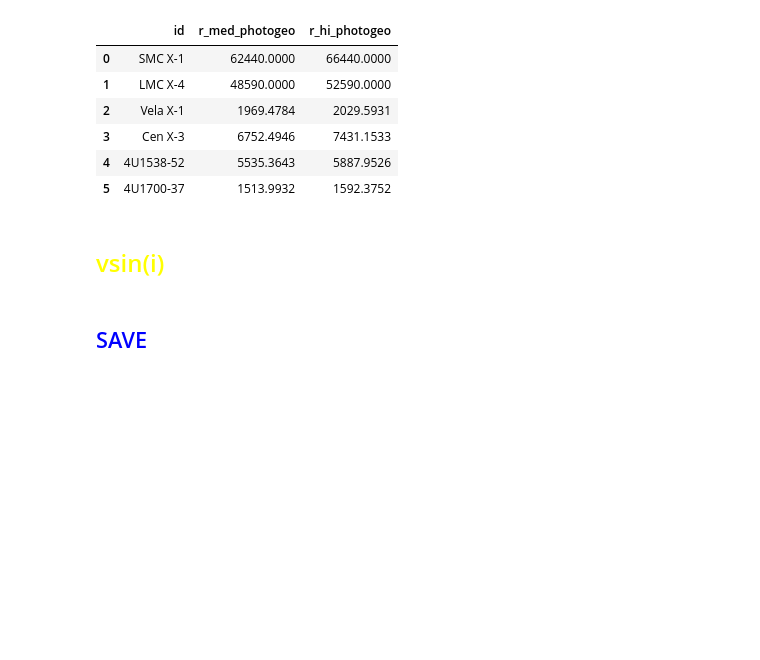
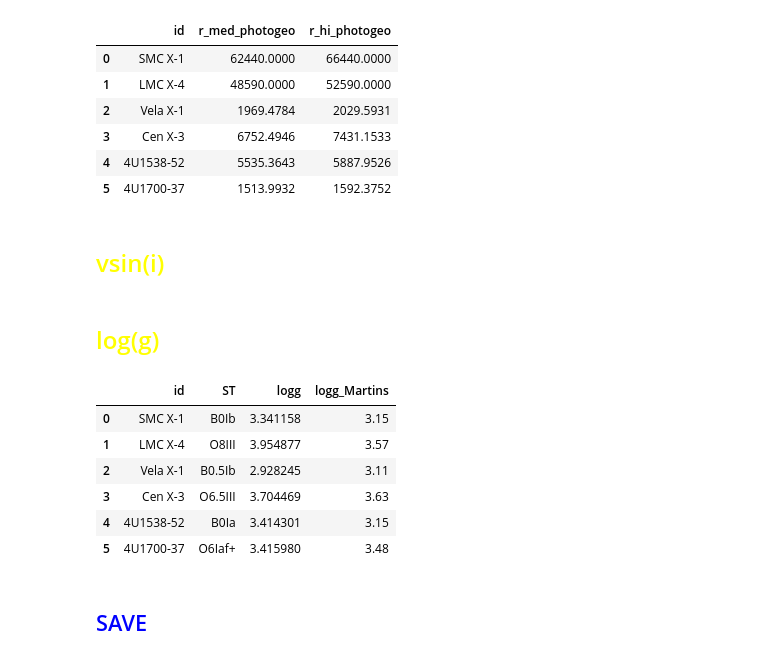
Before and after one commit to LvV210/MasterProject, a Jupyter notebook: HMXBparameters/luminosity.ipynb, the cells around one changed output. Cells and saved outputs as stored; diff of their text form; code cells hidden in the pictures; blank space fills up the shorter version.

Commit message:
Added log(g) calculated using g=GM/R2 to ALLPARAMETERSfinal.csv

```diff
--- a/HMXBparameters/luminosity.ipynb
+++ b/HMXBparameters/luminosity.ipynb
@@ -259,11 +303,18 @@ for index, row in df_BV.iterrows():
 
     # Calculate extinction
     if 'LMC' in id:
+        Rv, Rv_err = 3.40, 0
         Av, Av_err = extinction_and_error(3.40, 0, BVobs, BVobs_err, BV0, BV0_err)
     elif 'SMC' in id:
+        Rv, Rv_err = 2.53, 0
         Av, Av_err = extinction_and_error(2.53, 0, BVobs, BVobs_err, BV0, BV0_err)
     else:
+        Rv, Rv_err = 3.2, 0
         Av, Av_err = extinction_and_error(3.2, 0, BVobs, BVobs_err, BV0, BV0_err)
+    # Calculate E(B-V)
+    EBV = BVobs - BV0
+    EBV_err = np.sqrt(BVobs_err**2 + BV0_err**2)
+
 
     # Visual magnitude
     mv = row['V']
@@ -283,6 +334,19 @@ for index, row in df_BV.iterrows():
     df_L.loc[df_L["id"] == id, "LBV_final"] = L
     df_L.loc[df_L["id"] == id, "LBV_final_err_low"] = L_err_low
     df_L.loc[df_L["id"] == id, "LBV_final_err_high"] = L_err_high
+
+    # Save the other parameters
+    df_OtherParamBV['id'].append(id)
+    df_OtherParamBV['Av'].append(Av)
+    df_OtherParamBV['Av_err'].append(Av_err)
+    df_OtherParamBV['(B-V)'].append(BVobs)
+    df_OtherParamBV['(B-V)_err'].append(BVobs_err)
+    df_OtherParamBV['(B-V)0'].append(BV0)
+    df_OtherParamBV['BCv'].append(BCv)
+    df_OtherParamBV['E(B-V)'].append(EBV)
+    df_OtherParamBV['E(B-V)_err'].append(EBV_err)
+    df_OtherParamBV['Rv'].append(Rv)
+    df_OtherParamBV['Rv_err'].append(Rv_err)
 # %%
 df_L = df_L.dropna(subset=['L_true']).reset_index(drop=True)
 df_L = df_L.dropna(subset=['LBV_true']).reset_index(drop=True)
@@ -602,16 +664,35 @@ df_Complete[["id", "r_med_photogeo", "r_hi_photogeo"]]
 # %%
 # Create the dictionary representing the new column
 vsini = {
-    "SMC X-1": 166,
-    "LMC X-4": 222,
-    "Vela X-1": 104,
-    "Cen X-3": 204,
-    "4U1538-52": 144,
-    "4U1700-37": 116,
+    "SMC X-1": 150,
+    "LMC X-4": 244,
+    "Vela X-1": 110,
+    "Cen X-3": 208,
+    "4U1538-52": 138,
+    "4U1700-37": 152,
     "XTE J1855-026": None
 }
 # Add the new column to the DataFrame
 df_Complete['vsin(i)'] = df_Complete['id'].map(vsini)
+# %% [markdown]
+## <font color='yellow' size=5>log(g)</font>
+# %%
+df_Complete['logg'] = (np.log10(df_Complete.Mopt * M_sun.value * G.value * 100 ** 3 / (df_Complete.Ropt * R_sun.value * 100)**2))
+
+df_Complete['logg_Martins'] = [None] * len(df_Complete['id'])
+for index, row in df_Complete.iterrows():
+    logg = interpolate(df2=df_stellar_params, spectral_type=row['ST'], quantity='log(g_spec)')
+    df_Complete.loc[df_Complete['id'] == row['id'], 'logg_Martins'] = logg
+
+display(df_Complete[['id', 'ST', 'logg', 'logg_Martins']])
+# %% [output]
+|  | id | ST | logg | logg_Martins |
+| 0 | SMC X-1 | B0Ib | 3.341158 | 3.15 |
+| 1 | LMC X-4 | O8III | 3.954877 | 3.57 |
+| 2 | Vela X-1 | B0.5Ib | 2.928245 | 3.11 |
+| 3 | Cen X-3 | O6.5III | 3.704469 | 3.63 |
+| 4 | 4U1538-52 | B0Ia | 3.414301 | 3.15 |
+| 5 | 4U1700-37 | O6Iaf+ | 3.415980 | 3.48 |
 # %% [markdown]
 ## <font color='blue'>SAVE</font>
 # %%
```
Also changed, not shown: parts of 6 cells of this notebook, 5 other files.
